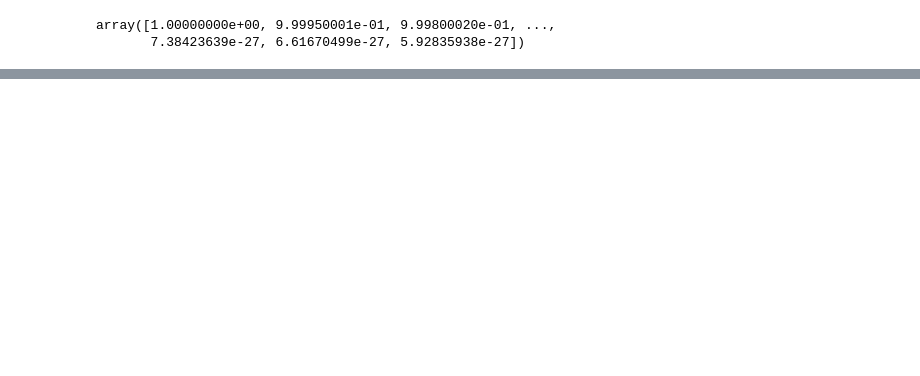
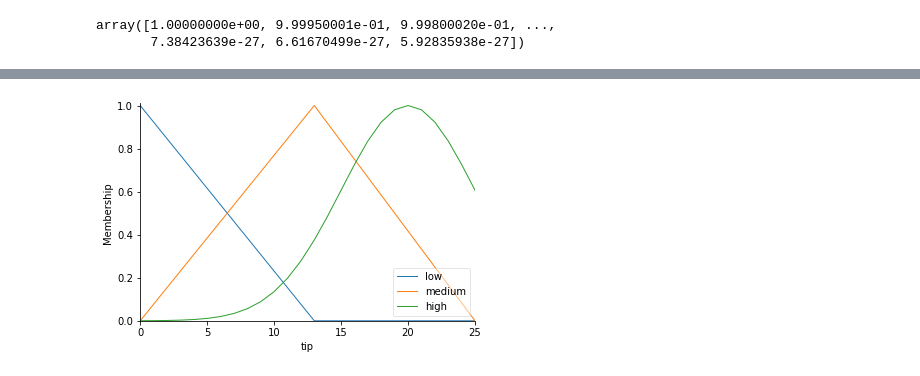
Before and after one commit to garfield-gray/Fuzzy, a Jupyter notebook: practice.ipynb, the cells around one changed output, grey strips where cells are left out. Saved outputs shown, nothing was run; the diff lists cells and outputs as text; code cells hidden in the pictures; blank space fills up the shorter version.

```diff
--- a/practice.ipynb
+++ b/practice.ipynb
@@ -32,0 +89,4 @@ array([1.00000000e+00, 9.99950001e-01, 9.99800020e-01, ...,
+# %%
+tip.view()
+# %% [output]
+[figure, added]
```
Also changed, not shown: parts of 16 cells of this notebook.
